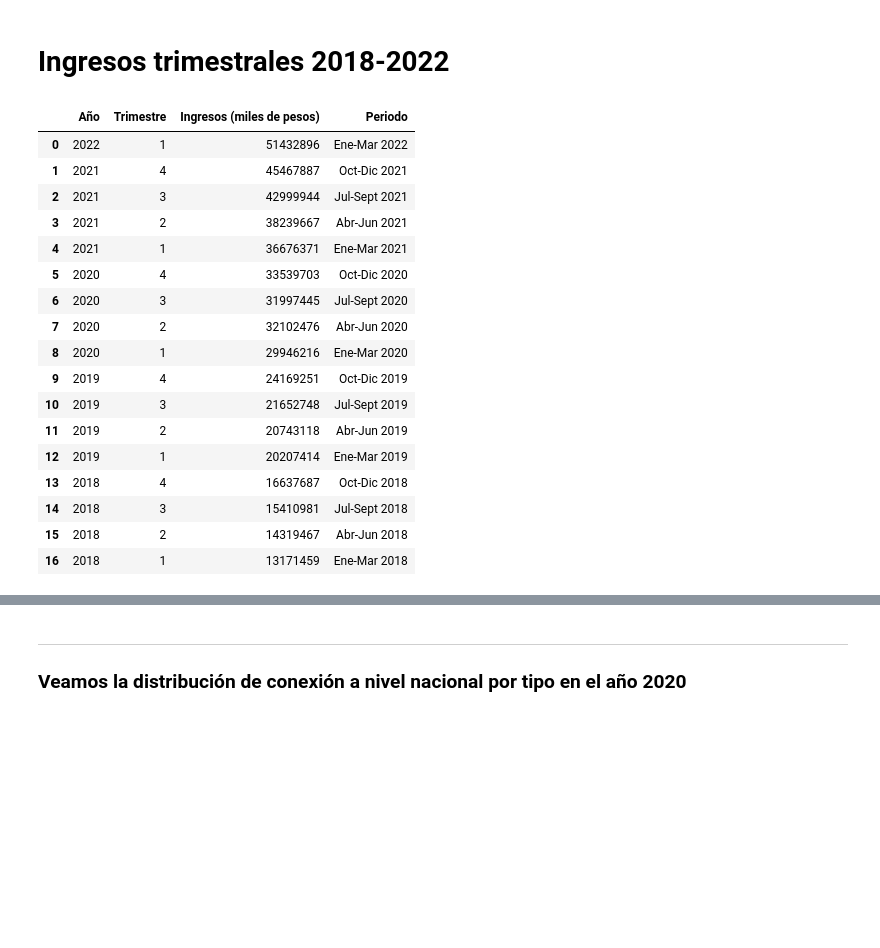
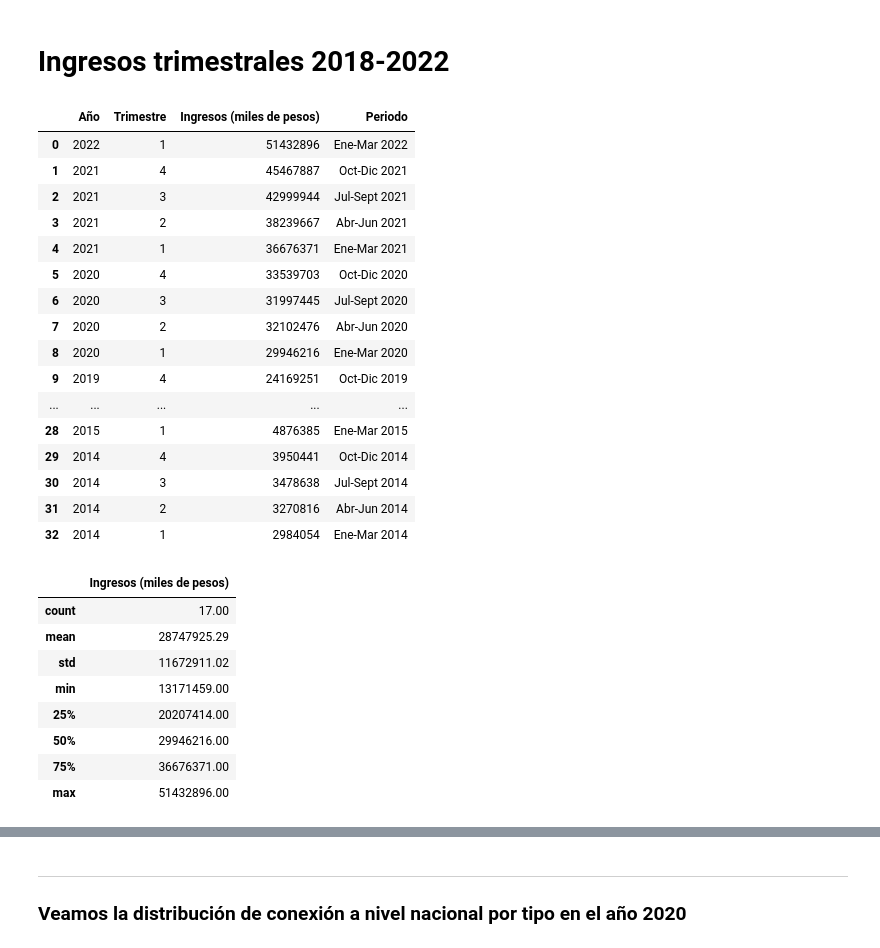
Before and after one commit to volpo/Telecomuniation_PI, a Jupyter notebook: EDA.ipynb, the cells around one changed output, grey strips where cells are left out. Cells and saved outputs as stored; diff of their text form; code cells hidden in the pictures; blank space fills up the shorter version.

Commit message:
trimestre fo

```diff
--- a/EDA.ipynb
+++ b/EDA.ipynb
@@ -411,25 +412,36 @@ Text(0.5, 1.0, 'Ingresos anuales x Tecnología')
 [figure]
 # %% [markdown]
 # Ingresos trimestrales 2018-2022
+# %%
+ingresos_trimestrales
+# %% [output]
+|  | Año | Trimestre | Ingresos (miles de pesos) | Periodo |
+| 0 | 2022 | 1 | 51432896 | Ene-Mar 2022 |
+| 1 | 2021 | 4 | 45467887 | Oct-Dic 2021 |
+| 2 | 2021 | 3 | 42999944 | Jul-Sept 2021 |
+| 3 | 2021 | 2 | 38239667 | Abr-Jun 2021 |
+| 4 | 2021 | 1 | 36676371 | Ene-Mar 2021 |
+| 5 | 2020 | 4 | 33539703 | Oct-Dic 2020 |
+| 6 | 2020 | 3 | 31997445 | Jul-Sept 2020 |
+| 7 | 2020 | 2 | 32102476 | Abr-Jun 2020 |
+| 8 | 2020 | 1 | 29946216 | Ene-Mar 2020 |
+| 9 | 2019 | 4 | 24169251 | Oct-Dic 2019 |
+| ... | ... | ... | ... | ... |
+| 28 | 2015 | 1 | 4876385 | Ene-Mar 2015 |
+| 29 | 2014 | 4 | 3950441 | Oct-Dic 2014 |
+| 30 | 2014 | 3 | 3478638 | Jul-Sept 2014 |
+| 31 | 2014 | 2 | 3270816 | Abr-Jun 2014 |
+| 32 | 2014 | 1 | 2984054 | Ene-Mar 2014 |
 # %%
 ingresos_trimestrales_2018_2022 = ingresos_trimestrales.drop(ingresos_trimestrales.index[17:33])
-ingresos_trimestrales_2018_2022
+ingresos_trimestrales_2018_2022.describe()
 # %% [output]
-|  | Año | Trimestre | Ingresos (miles de pesos) | Periodo |
-| 0 | 2022 | 1 | 51432896 | Ene-Mar 2022 |
-| 1 | 2021 | 4 | 45467887 | Oct-Dic 2021 |
-| 2 | 2021 | 3 | 42999944 | Jul-Sept 2021 |
-| 3 | 2021 | 2 | 38239667 | Abr-Jun 2021 |
-| 4 | 2021 | 1 | 36676371 | Ene-Mar 2021 |
-| 5 | 2020 | 4 | 33539703 | Oct-Dic 2020 |
-| 6 | 2020 | 3 | 31997445 | Jul-Sept 2020 |
-| 7 | 2020 | 2 | 32102476 | Abr-Jun 2020 |
-| 8 | 2020 | 1 | 29946216 | Ene-Mar 2020 |
-| 9 | 2019 | 4 | 24169251 | Oct-Dic 2019 |
-| 10 | 2019 | 3 | 21652748 | Jul-Sept 2019 |
-| 11 | 2019 | 2 | 20743118 | Abr-Jun 2019 |
-| 12 | 2019 | 1 | 20207414 | Ene-Mar 2019 |
-| 13 | 2018 | 4 | 16637687 | Oct-Dic 2018 |
-| 14 | 2018 | 3 | 15410981 | Jul-Sept 2018 |
-| 15 | 2018 | 2 | 14319467 | Abr-Jun 2018 |
-| 16 | 2018 | 1 | 13171459 | Ene-Mar 2018 |
+|  | Ingresos (miles de pesos) |
+| count | 17.00 |
+| mean | 28747925.29 |
+| std | 11672911.02 |
+| min | 13171459.00 |
+| 25% | 20207414.00 |
+| 50% | 29946216.00 |
+| 75% | 36676371.00 |
+| max | 51432896.00 |
```
Also changed, not shown: parts of 24 cells of this notebook.
